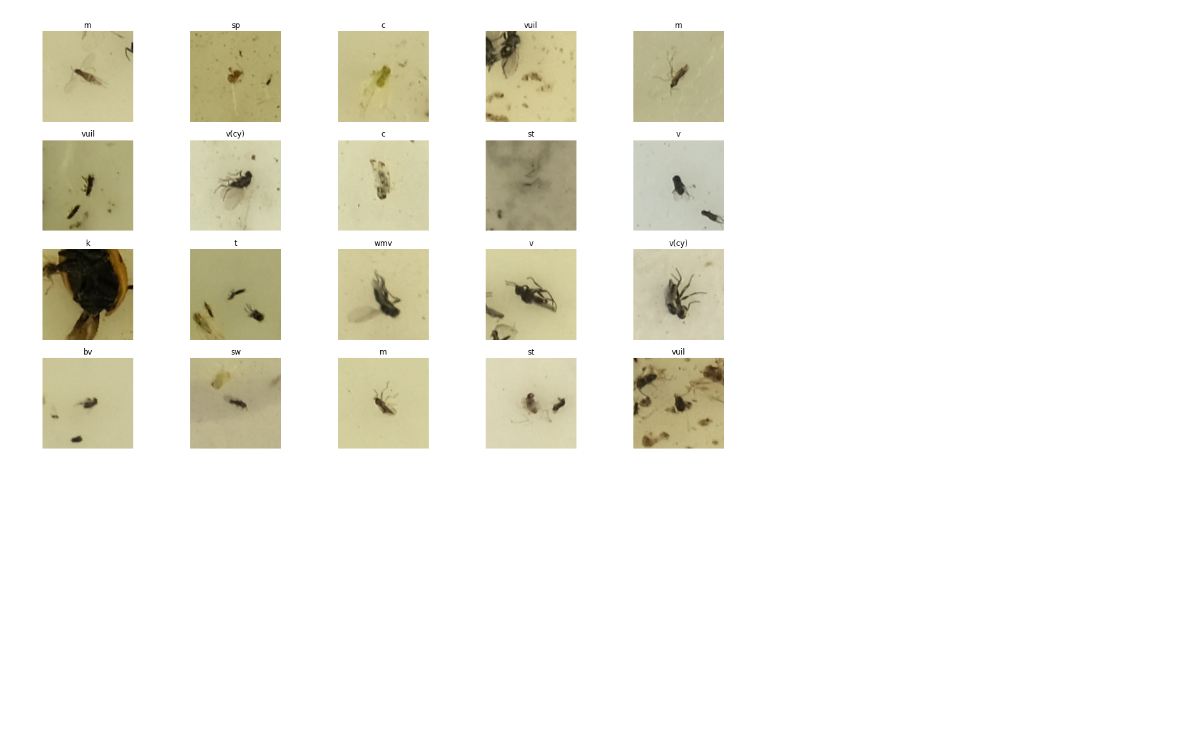
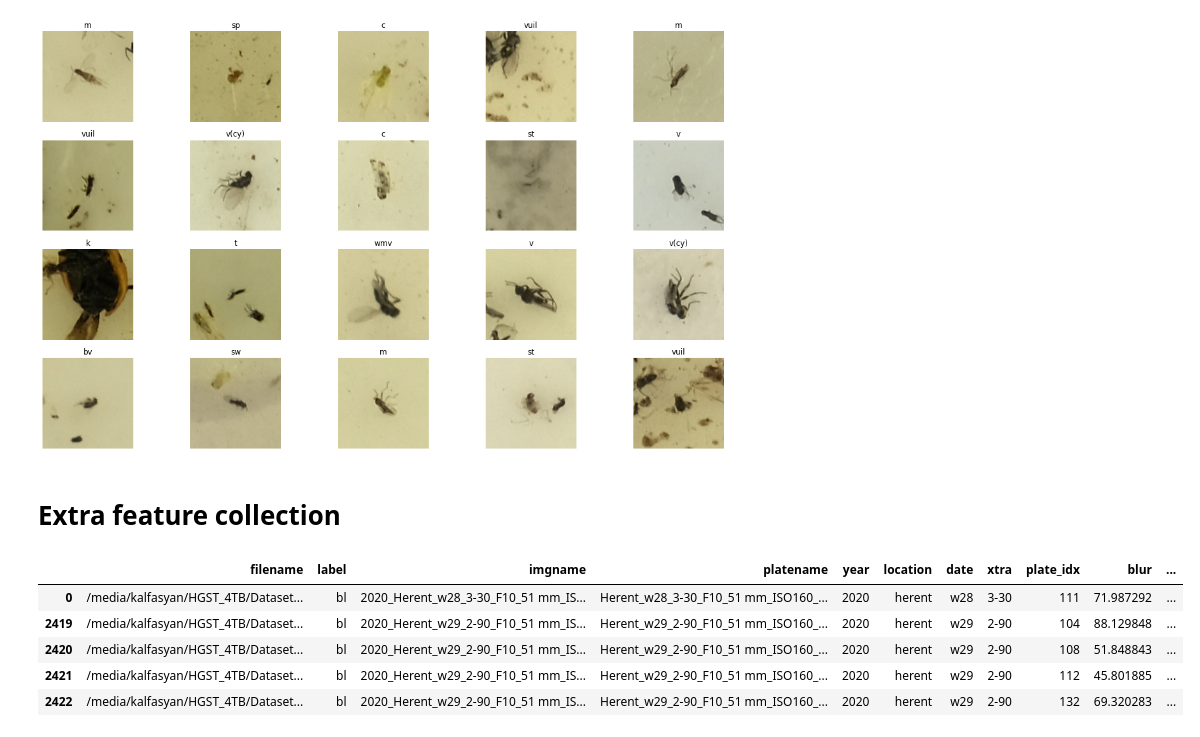
Before and after one commit to kalfasyan/stickybugs-ai, a Jupyter notebook: test.ipynb, the cells around one changed output. Drawn from its saved outputs; the diff is of its cells as text; code cells hidden in the pictures; blank space fills up the shorter version.

```diff
--- a/test.ipynb
+++ b/test.ipynb
@@ -25,6 +25,8 @@ dfs.extract_df_info()
 dfs.plot_samples()
 # %% [output]
 [figure]
+# %% [markdown]
+# Extra feature collection
 # %%
 batch_size=32
 dloader = DataLoader(dfs, batch_size=batch_size, shuffle=False, num_workers=4, pin_memory=True)
@@ -50,11 +50,24 @@ for x,l,imgname,platename,filename,plate_idx,location,date,year,xtra,width,heigh
 # %%
 df_rgb = pd.DataFrame(l_meansRGB, columns=['R','G','B'])
 df_feats = pd.DataFrame({'blur': l_blur_factors,
                         'nb_contours': l_nb_contours,
-                        # 'cnt_areas': l_cnt_areas,
-                        # 'cnt_perimeters': l_cnt_perimeters,
                         'mean_cnt_area': l_mean_cnt_area,
                         'mean_cnt_perimeter': l_mean_cnt_perimeter,
                         'std_cnt_area': l_std_cnt_area,
                         'std_cnt_perimeter': l_std_cnt_perimeter})
 df_feats = pd.concat([df_feats, df_rgb], axis=1)
+feature_columns = df_feats.columns
+
+insect_classes = df.label.unique().tolist()
+
+df = pd.concat([dfs.df, df_feats], axis=1)
+df.sort_values(by='label', inplace=True)
+df = df[df.label!='gv']
+df.head()
+# %% [output]
+|  | filename | label | imgname | platename | year | location | date | xtra | plate_idx | blur | ... |
+| 0 | /media/kalfasyan/HGST_4TB/Dataset... | bl | 2020_Herent_w28_3-30_F10_51 mm_IS... | Herent_w28_3-30_F10_51 mm_ISO160_... | 2020 | herent | w28 | 3-30 | 111 | 71.987292 | ... |
+| 2419 | /media/kalfasyan/HGST_4TB/Dataset... | bl | 2020_Herent_w29_2-90_F10_51 mm_IS... | Herent_w29_2-90_F10_51 mm_ISO160_... | 2020 | herent | w29 | 2-90 | 104 | 88.129848 | ... |
+| 2420 | /media/kalfasyan/HGST_4TB/Dataset... | bl | 2020_Herent_w29_2-90_F10_51 mm_IS... | Herent_w29_2-90_F10_51 mm_ISO160_... | 2020 | herent | w29 | 2-90 | 108 | 51.848843 | ... |
+| 2421 | /media/kalfasyan/HGST_4TB/Dataset... | bl | 2020_Herent_w29_2-90_F10_51 mm_IS... | Herent_w29_2-90_F10_51 mm_ISO160_... | 2020 | herent | w29 | 2-90 | 112 | 45.801885 | ... |
+| 2422 | /media/kalfasyan/HGST_4TB/Dataset... | bl | 2020_Herent_w29_2-90_F10_51 mm_IS... | Herent_w29_2-90_F10_51 mm_ISO160_... | 2020 | herent | w29 | 2-90 | 132 | 69.320283 | ... |
```
Also changed, not shown: parts of 11 cells of this notebook, 2 other files.
